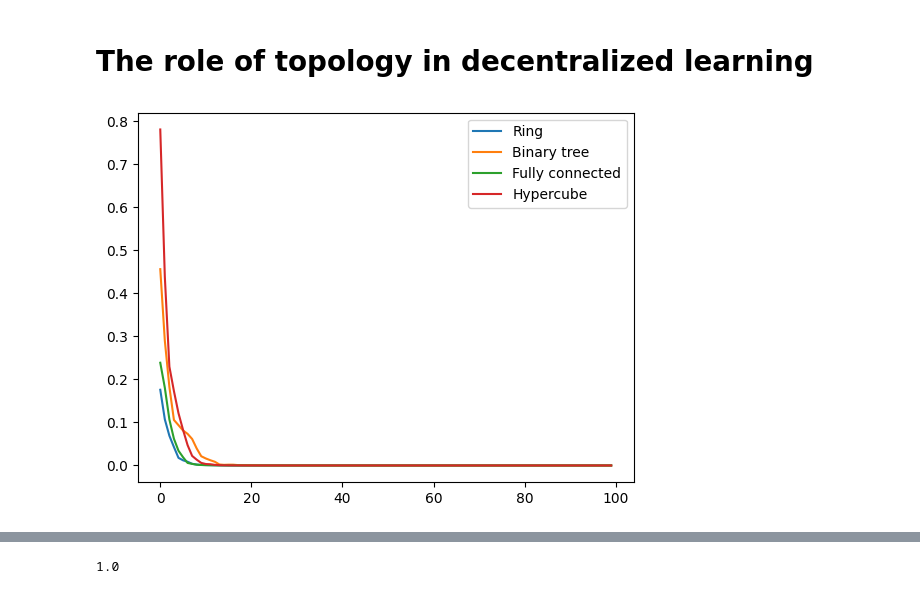
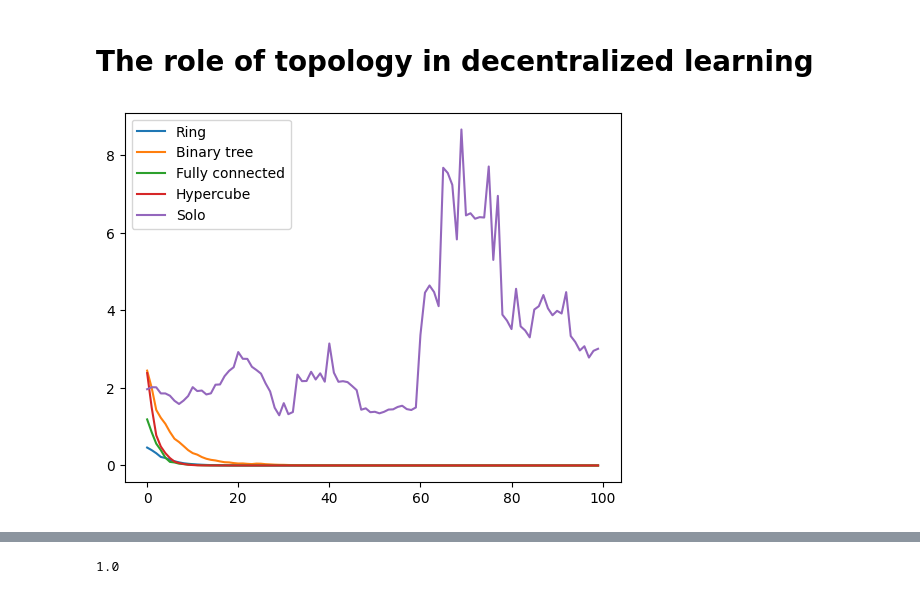
Before and after one commit to hduprieu/changing_topology, a Jupyter notebook: EA.ipynb, the cells around one changed output, grey strips where cells are left out. Cells and saved outputs as stored; diff of their text form; code cells hidden in the pictures.

```diff
--- a/EA.ipynb
+++ b/EA.ipynb
@@ -415,7 +415,7 @@ def DSGD_toypbm(lr, d, n, T, topologies, show):
                 v = rd.normal(0,1, size = (d,1))
                 X[i,:] = X[i,:] - lr * v.dot(v.T).dot(X[i,:])
             X = W.dot(X)
-            norms.append(np.linalg.norm(np.mean(X, axis = 0), ord = 2))
+            norms.append(np.mean(np.linalg.norm(X, axis = 1, ord = 2)))
         if show :
             ax.plot(np.arange(0, T), norms, label = topology)
             ax.legend()
@@ -425,20 +425,21 @@ def DSGD_toypbm(lr, d, n, T, topologies, show):
     else:
         return final_results
 # %%
-d = 2
+d = 4
 n = 32
 T = 100
 
 topologies = [
         "Ring",
         "Binary tree",
         "Fully connected",
         "Hypercube",
+        "Solo"
     ]
 
 DSGD_toypbm(0.4, d, n, T, topologies, True)
 # %% [output]
-[figure, old version]
+[figure, new version]
 # %%
 def learning_rate_dependency(d, n, T, topologies):
     learning_rates_10 = [10**k for k in range(-6, 0)]
```
Also changed, not shown: parts of 2 cells of this notebook.
